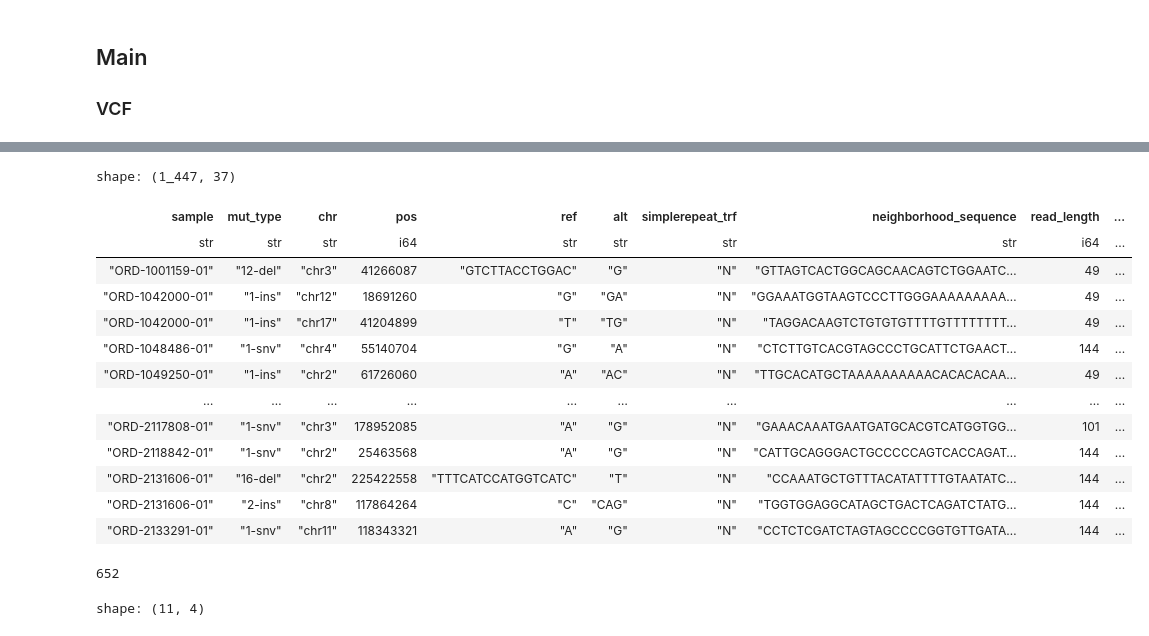
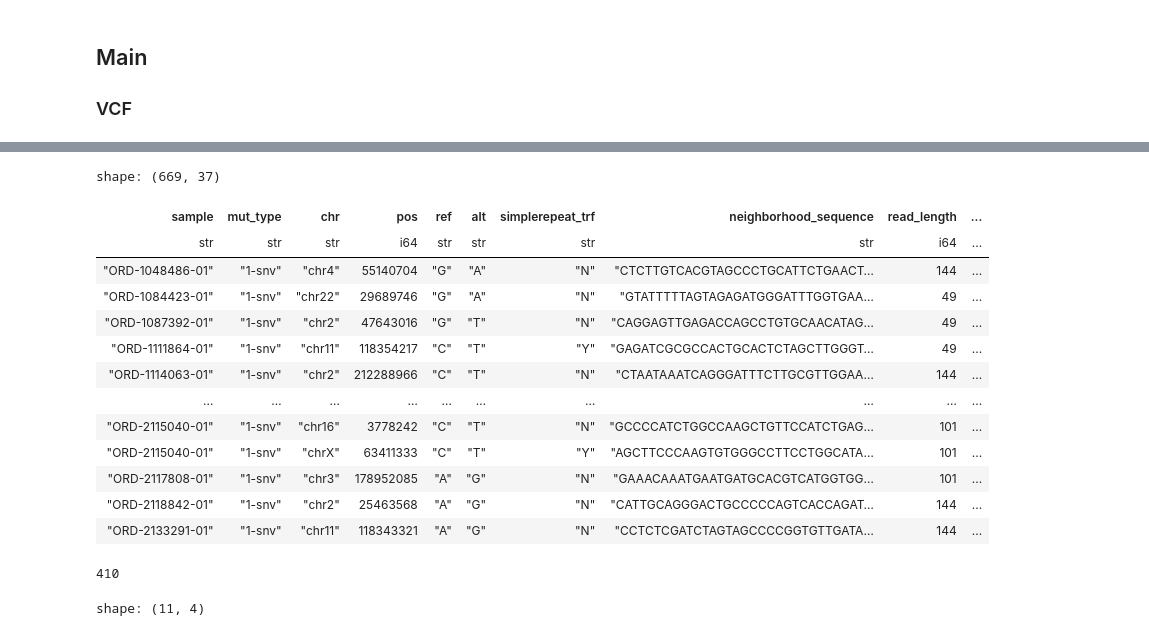
Before and after one commit to MoyukhShabon/fm-arti-stats, a Jupyter notebook: analysis/explore_microsec.ipynb, the cells around one changed output, grey strips where cells are left out. Saved outputs shown, nothing was run; the diff lists cells and outputs as text; code cells hidden in the pictures.

```diff
--- a/analysis/explore_microsec.ipynb
+++ b/analysis/explore_microsec.ipynb
@@ -17,6 +17,12 @@ def reorder_cols(df: pl.DataFrame) -> pl.DataFrame:
 		cols.insert(0, "sample")
 
 	return df[cols]
+# %%
+def snv_filter(df: pl.DataFrame):
+    return df.filter(
+        (pl.col("ref").str.len_chars() == 1) &
+        (pl.col("alt").str.len_chars() == 1)
+	)
 # %%
 def summarize_res(df: pl.DataFrame) -> pl.DataFrame:
 
@@ -90,4 +96,4 @@ for path in tqdm(msec_paths):
 
 	all_res.append(df)
 
-final_df = pl.concat(all_res, how="vertical_relaxed").pipe(reorder_cols)
+vcf_df = pl.concat(all_res, how="vertical_relaxed").pipe(reorder_cols)
@@ -151,23 +157,23 @@ shape: (4_836, 37)
 # %%
 # Filter 1234
-arti_filter_1234 = final_df.filter(~pl.col("msec_filter_1234").is_null())
-display(arti_filter_1234)
+vcf_arti_filter_1234 = vcf_df.filter(~pl.col("msec_filter_1234").is_null()).pipe(snv_filter)
+display(vcf_arti_filter_1234)
 # Number of Samples with >= 1 artifacts
-arti_filter_1234["sample"].n_unique()
+vcf_arti_filter_1234["sample"].n_unique()
 # %% [output]
-shape: (1_447, 37)
+shape: (669, 37)
 | sample | mut_type | chr | pos | ref | alt | simplerepeat_trf | neighborhood_sequence | read_length | ... |
 | str | str | str | i64 | str | str | str | str | i64 | ... |
-| "ORD-1001159-01" | "12-del" | "chr3" | 41266087 | "GTCTTACCTGGAC" | "G" | "N" | "GTTAGTCACTGGCAGCAACAGTCTGGAATC… | 49 | ... |
-| "ORD-1042000-01" | "1-ins" | "chr12" | 18691260 | "G" | "GA" | "N" | "GGAAATGGTAAGTCCCTTGGGAAAAAAAAA… | 49 | ... |
-| "ORD-1042000-01" | "1-ins" | "chr17" | 41204899 | "T" | "TG" | "N" | "TAGGACAAGTCTGTGTGTTTTGTTTTTTTT… | 49 | ... |
 | "ORD-1048486-01" | "1-snv" | "chr4" | 55140704 | "G" | "A" | "N" | "CTCTTGTCACGTAGCCCTGCATTCTGAACT… | 144 | ... |
-| "ORD-1049250-01" | "1-ins" | "chr2" | 61726060 | "A" | "AC" | "N" | "TTGCACATGCTAAAAAAAAAACACACACAA… | 49 | ... |
+| "ORD-1084423-01" | "1-snv" | "chr22" | 29689746 | "G" | "A" | "N" | "GTATTTTTAGTAGAGATGGGATTTGGTGAA… | 49 | ... |
+| "ORD-1087392-01" | "1-snv" | "chr2" | 47643016 | "G" | "T" | "N" | "CAGGAGTTGAGACCAGCCTGTGCAACATAG… | 49 | ... |
+| "ORD-1111864-01" | "1-snv" | "chr11" | 118354217 | "C" | "T" | "Y" | "GAGATCGCGCCACTGCACTCTAGCTTGGGT… | 49 | ... |
+| "ORD-1114063-01" | "1-snv" | "chr2" | 212288966 | "C" | "T" | "N" | "CTAATAAATCAGGGATTTCTTGCGTTGGAA… | 144 | ... |
 | … | … | … | … | … | … | … | … | … | ... |
+| "ORD-2115040-01" | "1-snv" | "chr16" | 3778242 | "C" | "T" | "N" | "GCCCCATCTGGCCAAGCTGTTCCATCTGAG… | 101 | ... |
+| "ORD-2115040-01" | "1-snv" | "chrX" | 63411333 | "C" | "T" | "Y" | "AGCTTCCCAAGTGTGGGCCTTCCTGGCATA… | 101 | ... |
 | "ORD-2117808-01" | "1-snv" | "chr3" | 178952085 | "A" | "G" | "N" | "GAAACAAATGAATGATGCACGTCATGGTGG… | 101 | ... |
 | "ORD-2118842-01" | "1-snv" | "chr2" | 25463568 | "A" | "G" | "N" | "CATTGCAGGGACTGCCCCCAGTCACCAGAT… | 144 | ... |
-| "ORD-2131606-01" | "16-del" | "chr2" | 225422558 | "TTTCATCCATGGTCATC" | "T" | "N" | "CCAAATGCTGTTTACATATTTTGTAATATC… | 144 | ... |
-| "ORD-2131606-01" | "2-ins" | "chr8" | 117864264 | "C" | "CAG" | "N" | "TGGTGGAGGCATAGCTGACTCAGATCTATG… | 144 | ... |
 | "ORD-2133291-01" | "1-snv" | "chr11" | 118343321 | "A" | "G" | "N" | "CCTCTCGATCTAGTAGCCCCGGTGTTGATA… | 144 | ... |
-652
+410
 # %%
```
Also changed, not shown: parts of 17 cells of this notebook.
